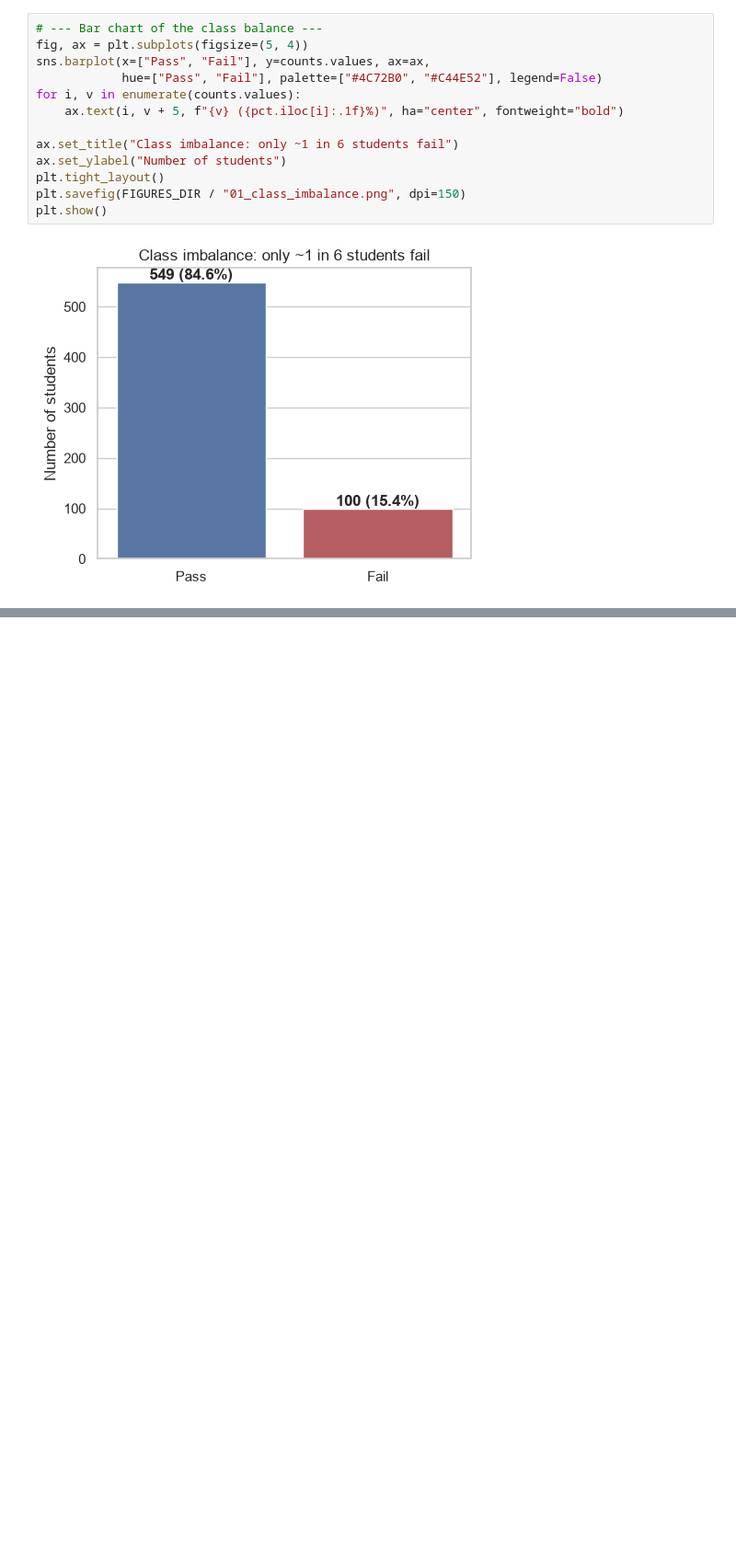
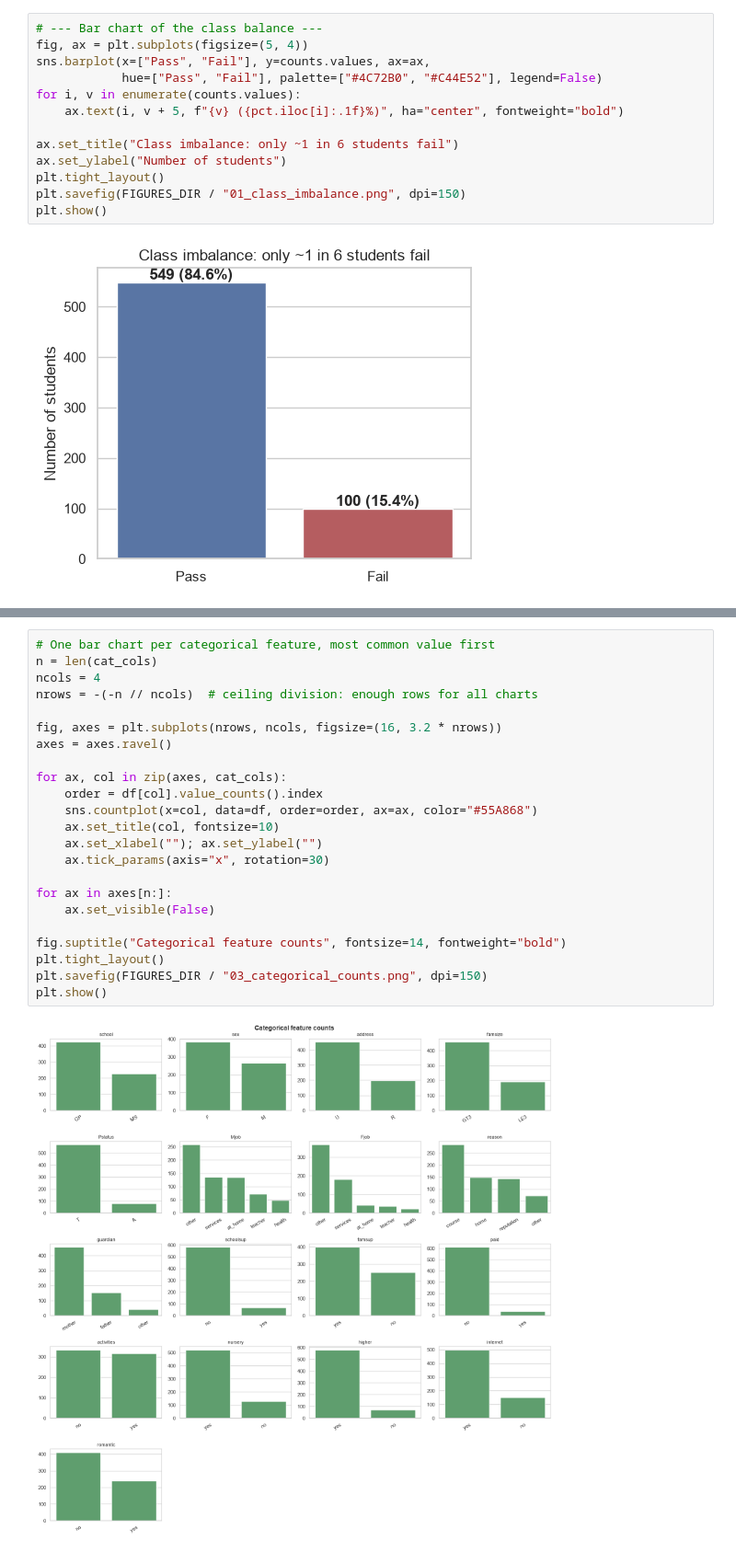
Before and after one commit to abdullahqureshi6687-dotcom/student-early-warning, a Jupyter notebook: notebooks/01_eda.ipynb, the cells around one changed output, grey strips where cells are left out. Shown at 92% size. Drawn from its saved outputs; the diff is of its cells as text; blank space fills up the shorter version.

```diff
--- a/notebooks/01_eda.ipynb
+++ b/notebooks/01_eda.ipynb
@@ -64,0 +101,25 @@ plt.show()
+# %%
+# One bar chart per categorical feature, most common value first
+n = len(cat_cols)
+ncols = 4
+nrows = -(-n // ncols)  # ceiling division: enough rows for all charts
+
+fig, axes = plt.subplots(nrows, ncols, figsize=(16, 3.2 * nrows))
+axes = axes.ravel()
+
+for ax, col in zip(axes, cat_cols):
+    order = df[col].value_counts().index
+    sns.countplot(x=col, data=df, order=order, ax=ax, color="#55A868")
+    ax.set_title(col, fontsize=10)
+    ax.set_xlabel(""); ax.set_ylabel("")
+    ax.tick_params(axis="x", rotation=30)
+
+for ax in axes[n:]:
+    ax.set_visible(False)
+
+fig.suptitle("Categorical feature counts", fontsize=14, fontweight="bold")
+plt.tight_layout()
+plt.savefig(FIGURES_DIR / "03_categorical_counts.png", dpi=150)
+plt.show()
+# %% [output]
+[figure, added]
```
Also changed, not shown: parts of 3 cells of this notebook.
